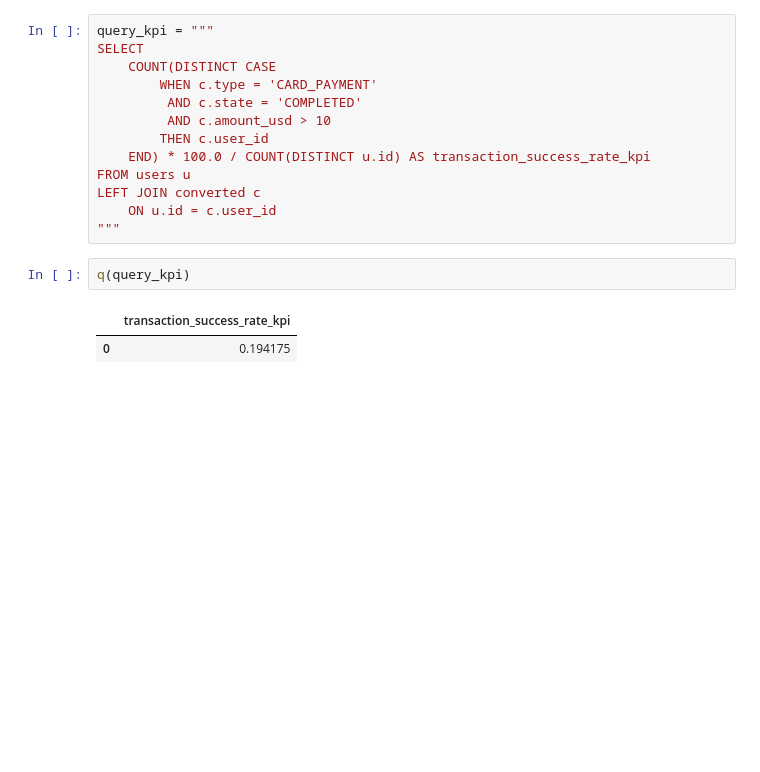
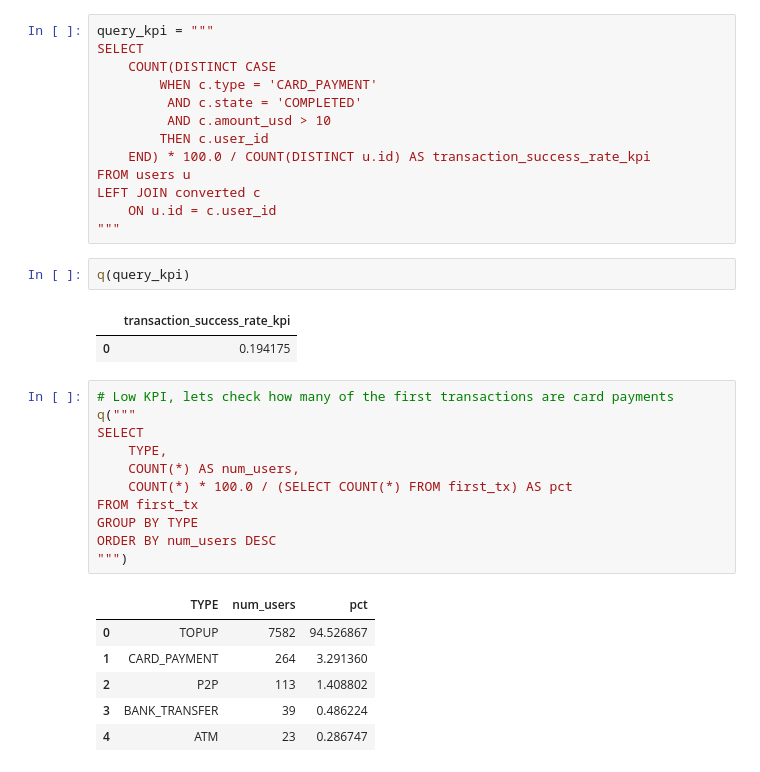
Before and after one commit to iortcacha/dotfiles, a Jupyter notebook: A2.ipynb, the cells around one changed output. Saved outputs shown, nothing was run; the diff lists cells and outputs as text; blank space fills up the shorter version.

```diff
--- a/A2.ipynb
+++ b/A2.ipynb
@@ -137,3 +137,21 @@ q(query_kpi)
 # %% [output]
 |  | transaction_success_rate_kpi |
 | 0 | 0.194175 |
+# %%
+# Low KPI, lets check how many of the first transactions are card payments
+q("""
+SELECT
+    TYPE,
+    COUNT(*) AS num_users,
+    COUNT(*) * 100.0 / (SELECT COUNT(*) FROM first_tx) AS pct
+FROM first_tx
+GROUP BY TYPE
+ORDER BY num_users DESC
+""")
+# %% [output]
+|  | TYPE | num_users | pct |
+| 0 | TOPUP | 7582 | 94.526867 |
+| 1 | CARD_PAYMENT | 264 | 3.291360 |
+| 2 | P2P | 113 | 1.408802 |
+| 3 | BANK_TRANSFER | 39 | 0.486224 |
+| 4 | ATM | 23 | 0.286747 |
```
